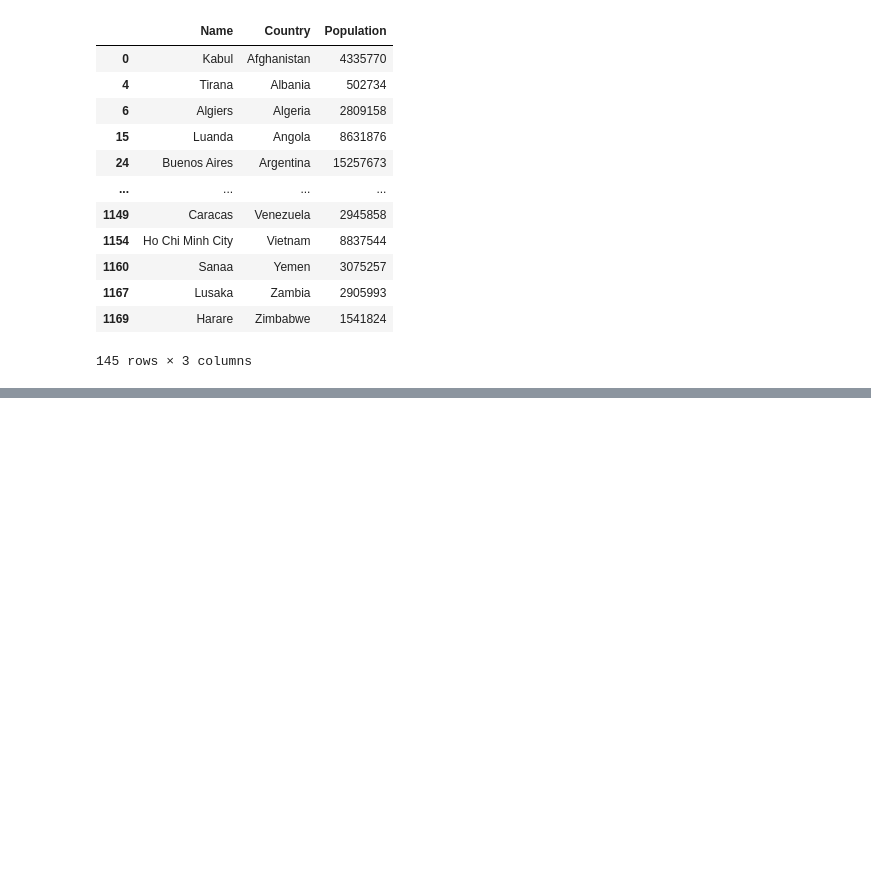
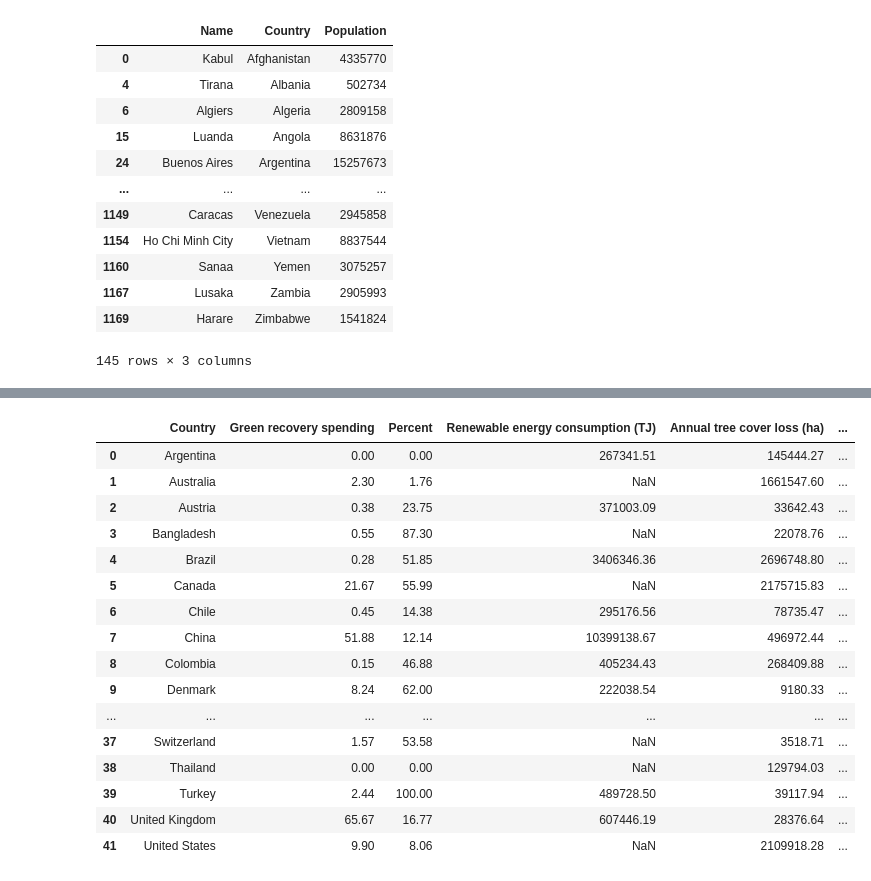
Before and after one commit to eimbloom/Test, a Jupyter notebook: Nearest.ipynb, the cells around one changed output, grey strips where cells are left out. Cells and saved outputs as stored; diff of their text form; code cells hidden in the pictures; blank space fills up the shorter version.

```diff
--- a/Nearest.ipynb
+++ b/Nearest.ipynb
@@ -452,0 +460,32 @@ dfcity
+# %%
+import numpy as np
+#Havana, Dublin, New York City
+#Kingston, Jamaica should not match Kingston Canada, should be NA
+GROmerge = GROmerge.merge(pop, how='left', left_on='Country', right_on='Country_x')
+GROmerge = GROmerge.drop([5, 10, 13, 14, 44, 47])
+GROmerge.reset_index(drop=True, inplace=True)
+GROmerge = GROmerge[['Country', 'Green recovery spending', 'Percent', 'Renewable energy consumption (TJ)', 'Annual tree cover loss (ha)',
+                   'Natural resource rents as % GDP', 'Fossil fuel subsidies as % GDP', 'Fossil fuel subsidies USD per Capita', 'CO2 emissions tons per capita',
+                   'Annual mean, ug/m3.1', 'Country Code']]
+GROmerge.at[21, 'Annual mean, ug/m3.1'] = np.nan
+GROmerge.rename(columns = {"Annual mean, ug/m3.1" : "Air pollution (annual mean ug/m3 <PM2.5)"}, inplace=True)
+GROmerge
+#here is where I could potentially make them into rates
+# %% [output]
+|  | Country | Green recovery spending | Percent | Renewable energy consumption (TJ) | Annual tree cover loss (ha) | ... |
+| 0 | Argentina | 0.00 | 0.00 | 267341.51 | 145444.27 | ... |
+| 1 | Australia | 2.30 | 1.76 | NaN | 1661547.60 | ... |
+| 2 | Austria | 0.38 | 23.75 | 371003.09 | 33642.43 | ... |
+| 3 | Bangladesh | 0.55 | 87.30 | NaN | 22078.76 | ... |
+| 4 | Brazil | 0.28 | 51.85 | 3406346.36 | 2696748.80 | ... |
+| 5 | Canada | 21.67 | 55.99 | NaN | 2175715.83 | ... |
+| 6 | Chile | 0.45 | 14.38 | 295176.56 | 78735.47 | ... |
+| 7 | China | 51.88 | 12.14 | 10399138.67 | 496972.44 | ... |
+| 8 | Colombia | 0.15 | 46.88 | 405234.43 | 268409.88 | ... |
+| 9 | Denmark | 8.24 | 62.00 | 222038.54 | 9180.33 | ... |
+| ... | ... | ... | ... | ... | ... | ... |
+| 37 | Switzerland | 1.57 | 53.58 | NaN | 3518.71 | ... |
+| 38 | Thailand | 0.00 | 0.00 | NaN | 129794.03 | ... |
+| 39 | Turkey | 2.44 | 100.00 | 489728.50 | 39117.94 | ... |
+| 40 | United Kingdom | 65.67 | 16.77 | 607446.19 | 28376.64 | ... |
+| 41 | United States | 9.90 | 8.06 | NaN | 2109918.28 | ... |
```
Also changed, not shown: parts of 6 cells of this notebook, 1 other file.
